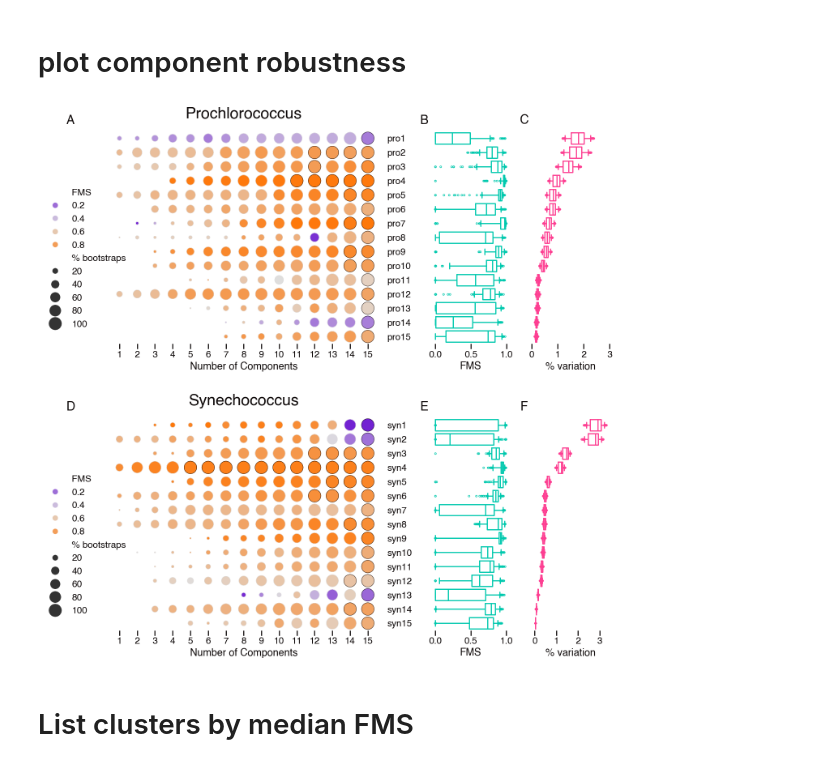
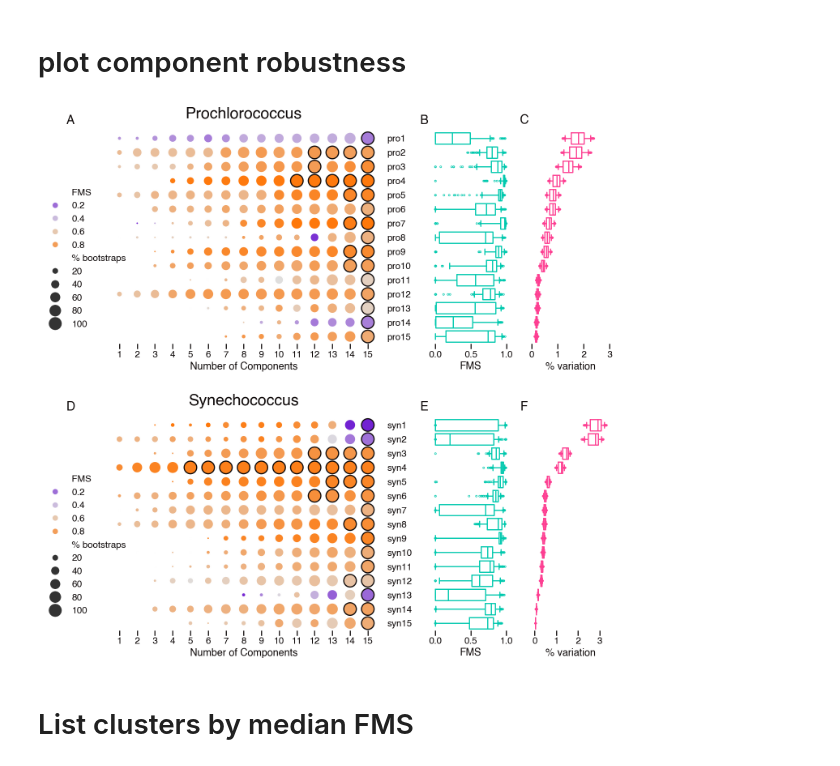
Before and after one commit to blasks/barnacle-manuscript, a Jupyter notebook: analyses/5-models/1-component-robustness.ipynb, the cells around one changed output. Drawn from its saved outputs; the diff is of its cells as text; code cells hidden in the pictures.

```diff
--- a/analyses/5-models/1-component-robustness.ipynb
+++ b/analyses/5-models/1-component-robustness.ipynb
@@ -470,7 +470,7 @@ for row, cyano in enumerate(['pro', 'syn']):
         {0: 'Prochlorococcus', 1: 'Synechococcus'}[row], xy=(0.5, 1.08), xycoords='axes fraction',
         va='center', ha='center', weight='bold', style='italic', fontsize=28, annotation_clip=False
     )
-    marker_palette = {True: line_color, False: neutral_color}
+    marker_palette = {True: line_color, False: 'white'}
     sns.scatterplot(
         x='comparison_rank',
         y='reference_component',
@@ -491,6 +491,7 @@ for row, cyano in enumerate(['pro', 'syn']):
         size='% bootstraps',
         sizes=(5, 500),
         edgecolor=df['all bootstraps'].map(marker_palette),
+        linewidth=2,
         palette=div_cmap,
         data=df,
         legend=False,
@@ -514,34 +515,34 @@ for row, cyano in enumerate(['pro', 'syn']):
         color=sns.color_palette()[2],
         fill=False, whis=(5, 95), fliersize=3,
         ax=axes[row][i]
     );
     axes[row][i].set(xlabel='FMS', xticks=[0, .5, 1], ylabel=None);
     axes[row][i].tick_params(left=False)
 
     # plot % variance explained
     i = 3
     axes[row][i].annotate(annotations[row*4+i], **annot_kws)
     sns.boxplot(
         data=var_df[var_df['genus'] == cyano],
         x='explained_variation',
         y='comparison_component',
         orient='h',
         color=sns.color_palette()[3],
         fill=False, whis=(5, 95), fliersize=3,
         ax=axes[row][i]
     );
     axes[row][i].tick_params(left=False)
     axes[row][i].set(xlabel='% variation', xticks=[0, 1, 2, 3], ylabel=None)
 
     # set cluster labels
     axes[row][0].tick_params(left=False, right=False, labelleft=False, labelright=True)
     axes[row][0].set_yticks(np.arange(15), [f'{cyano}{i+1}' for i in np.arange(15)]);
     # for tick in axes[row][0].get_yticklabels():
     #     tick.set_color({'pro': sns.color_palette()[2], 'syn': sns.color_palette()[3]}[cyano])
 
 plt.savefig(outdir / 'component-robustness.png', bbox_inches='tight')
 # %% [output]
-[figure, old version]
+[figure, new version]
 # %% [markdown]
 # List clusters by median FMS
 # %%
```
Also changed, not shown: 4 other files.
